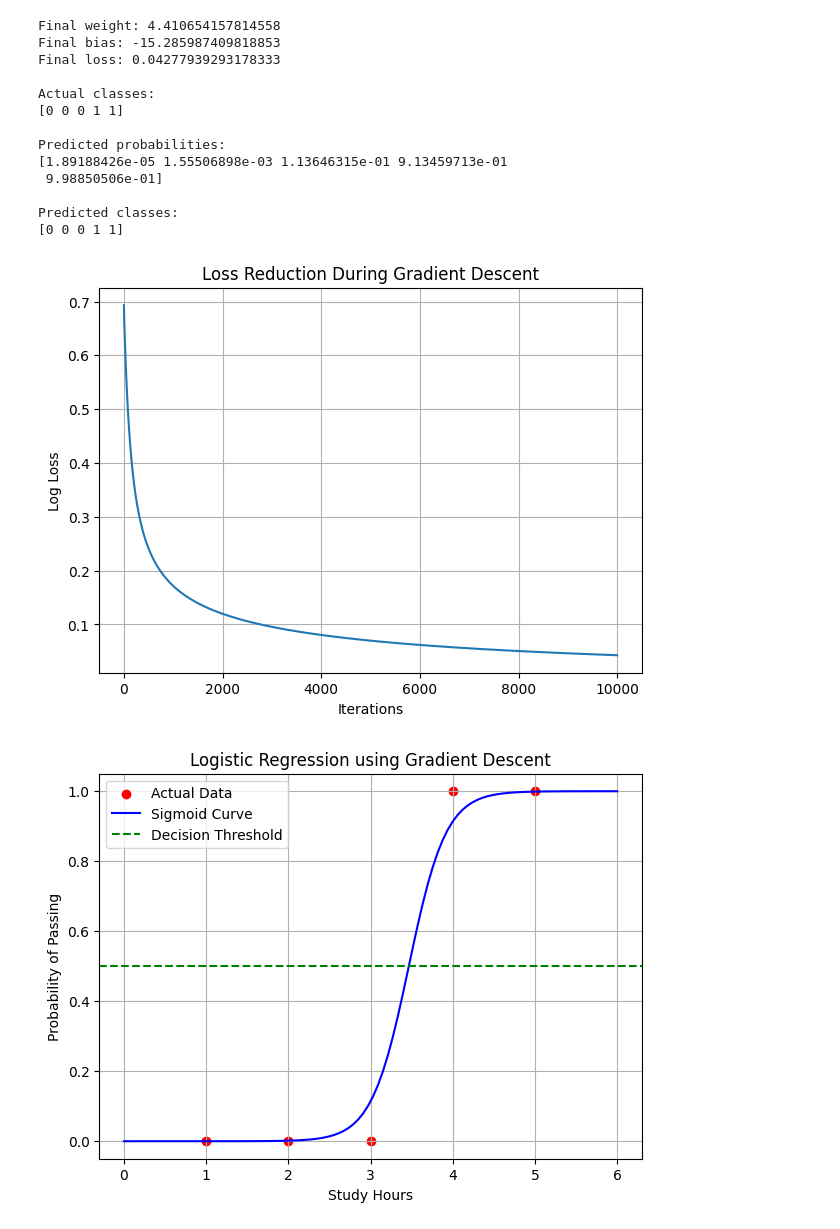
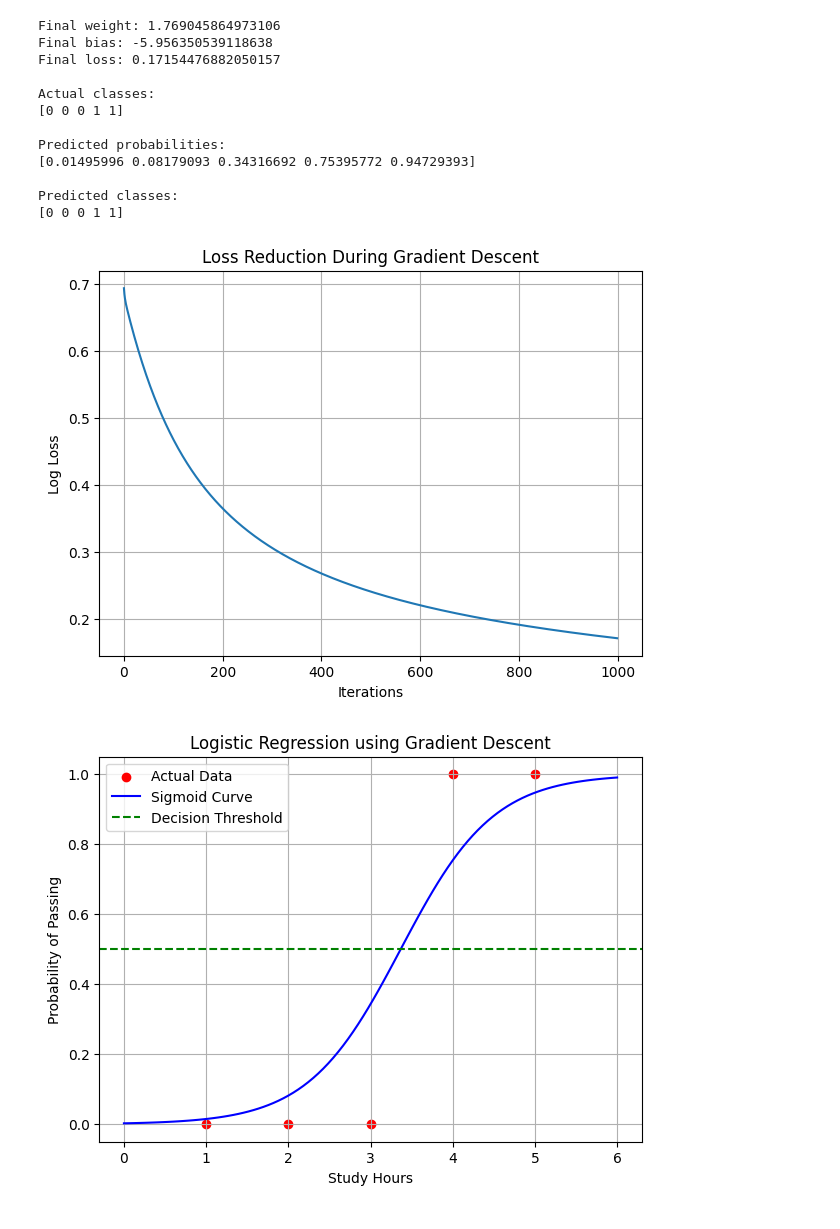
Before and after one commit to Ashab-Uddin/Machine-Learning, a Jupyter notebook: LogisticRegrassion.ipynb, the cells around one changed output. Saved outputs shown, nothing was run; the diff lists cells and outputs as text; code cells hidden in the pictures.

```diff
--- a/LogisticRegrassion.ipynb
+++ b/LogisticRegrassion.ipynb
@@ -16,7 +16,7 @@ b = 0
 
 # Learning rate and number of iterations
 learning_rate = 0.1
-epochs = 10000
+epochs = 1000
 
 # Number of samples
 m = len(X)
@@ -77,37 +77,36 @@ plt.plot(range(epochs), loss_history)
 plt.xlabel("Iterations")
 plt.ylabel("Log Loss")
 plt.title("Loss Reduction During Gradient Descent")
 plt.grid(True)
 plt.show()
 
 # Plot sigmoid curve with data points
 x_values = np.linspace(0, 6, 100)
 y_values = sigmoid(w * x_values + b)
 
 plt.figure(figsize=(7, 5))
 plt.scatter(X, y, color="red", label="Actual Data")
 plt.plot(x_values, y_values, color="blue", label="Sigmoid Curve")
 plt.axhline(y=0.5, color="green", linestyle="--", label="Decision Threshold")
 
 plt.xlabel("Study Hours")
 plt.ylabel("Probability of Passing")
 plt.title("Logistic Regression using Gradient Descent")
 plt.legend()
 plt.grid(True)
 plt.show()
 # %% [output]
-Final weight: 4.410654157814558
-Final bias: -15.285987409818853
-Final loss: 0.04277939293178333
+Final weight: 1.769045864973106
+Final bias: -5.956350539118638
+Final loss: 0.17154476882050157
 
 Actual classes:
 [0 0 0 1 1]
 
 Predicted probabilities:
-[1.89188426e-05 1.55506898e-03 1.13646315e-01 9.13459713e-01
- 9.98850506e-01]
+[0.01495996 0.08179093 0.34316692 0.75395772 0.94729393]
 
 Predicted classes:
 [0 0 0 1 1]
-[figure, old version]
+[figure, new version]
-[figure, old version]
+[figure, new version]
```
